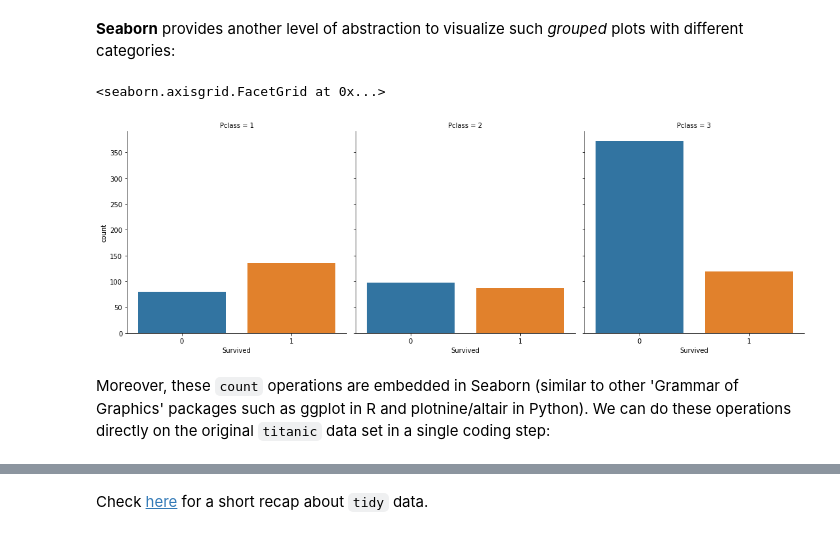
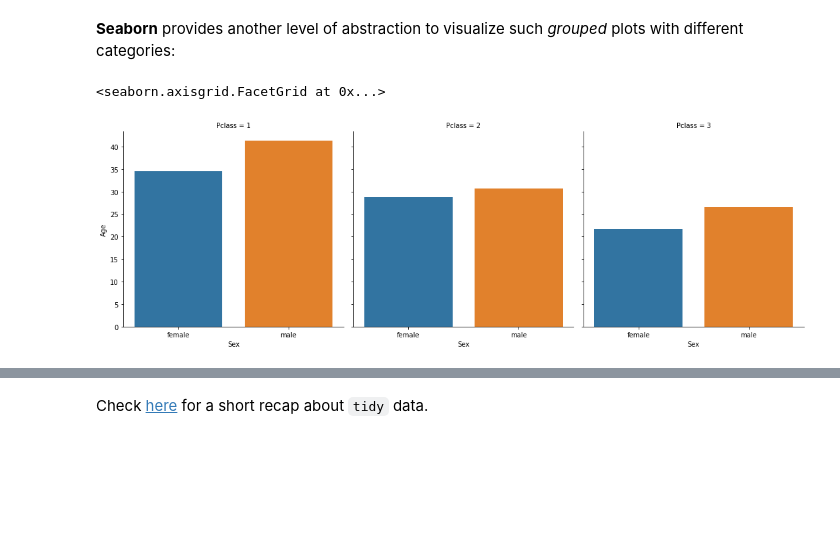
Before and after one commit to jorisvandenbossche/course-python-data, a Jupyter notebook: notebooks/visualization_02_seaborn.ipynb, the cells around one changed output, grey strips where cells are left out. Saved outputs shown, nothing was run; the diff lists cells and outputs as text; code cells hidden in the pictures; blank space fills up the shorter version.

Commit message:
Use non-count as first example

```diff
--- a/notebooks/visualization_02_seaborn.ipynb
+++ b/notebooks/visualization_02_seaborn.ipynb
@@ -54,0 +44,3 @@ survived_stat
+# %%
+survived_stat = titanic.groupby(["Pclass", "Sex"])["Age"].mean().reset_index()
+survived_stat
@@ -67,10 +67,8 @@ but with mixed results.
 __Seaborn__ provides another level of abstraction to visualize such *grouped* plots with different categories:
 # %%
 sns.catplot(data=survived_stat,
-            x="Survived", y="count",
+            x="Sex", y="Age",
             col="Pclass", kind="bar")
 # %% [output]
 <seaborn.axisgrid.FacetGrid at 0x...>
-[figure, old version]
+[figure, new version]
-# %% [markdown]
-Moreover, these `count` operations are embedded in Seaborn (similar to other 'Grammar of Graphics' packages such as ggplot in R and plotnine/altair in Python). We can do these operations directly on the original `titanic` data set in a single coding step:
```
Also changed, not shown: parts of 12 cells of this notebook, 1 other file.
